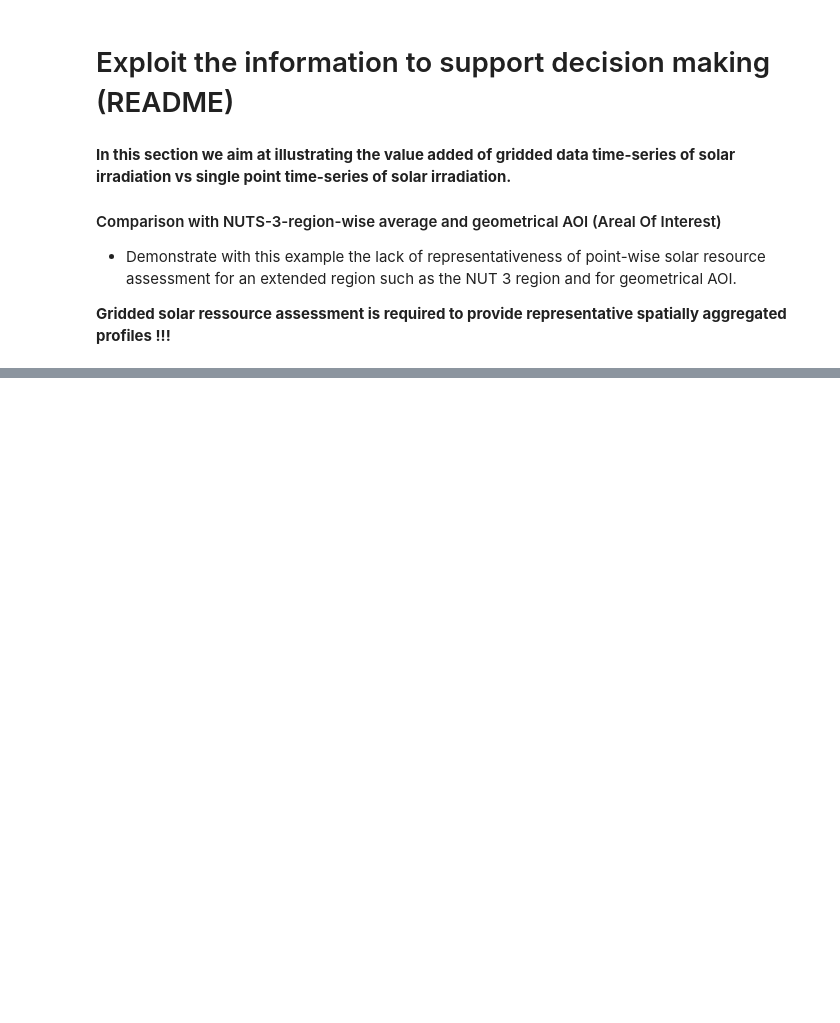
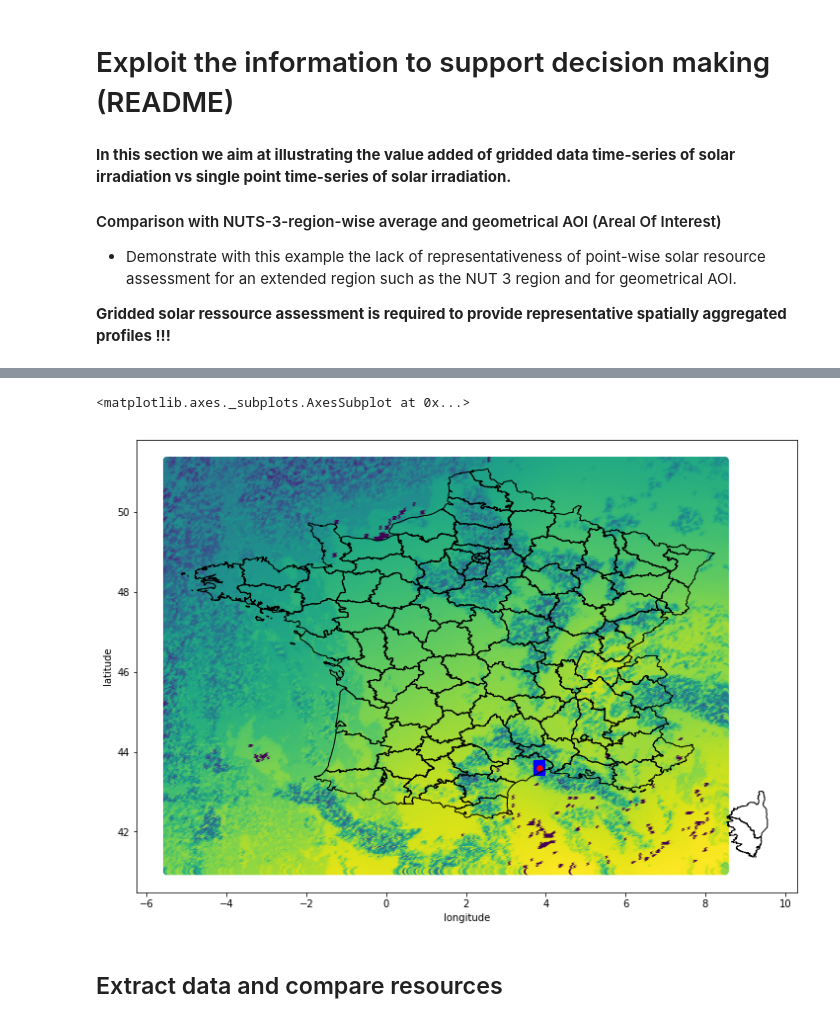
Before and after one commit to ec-nextgeoss/armines-cams-gridded-data, a Jupyter notebook: NextGEOSSFranceAggregation.ipynb, the cells around one changed output, grey strips where cells are left out. Saved outputs shown, nothing was run; the diff lists cells and outputs as text; code cells hidden in the pictures; blank space fills up the shorter version.

```diff
--- a/NextGEOSSFranceAggregation.ipynb
+++ b/NextGEOSSFranceAggregation.ipynb
@@ -309,24 +134,21 @@ plt.legend()
 # %%
 # Plot shape on top of our data:
 ## We use our data as base for our plot:
 frame_to_plot = get_frame_df(45)
-base = frame_to_plot.plot( column='G',figsize=(12,12))
+base = frame_to_plot.plot( column='GHI',figsize=(12,12))
 base.set_xlabel("longitude")
 base.set_ylabel("latitude")
 
 ## Add French borders to the plot:
 laFrance.boundary.plot(ax=base,color='black',lw=1)
-base.set_ylim(lat_min, lat_max)
-base.set_xlim(lon_min, lon_max)
+# base.set_ylim(lat_min, lat_max)
+# base.set_xlim(lon_min, lon_max)
 
 ## Plot our polygon and its center
 myPol.plot(ax=base,color='blue')
 myPol.centroid.plot(ax=base,color='red',lw=.5)
-
-# Compare resources
-plt.figure(figsize=(14,8))
-plt.plot(zone_ts,label='Zone')
-plt.plot(center_ts_u2,label='Montpellier centre')
-plt.xlabel('Time of the day')
-plt.ylabel('Global horizontal irradiance (W/m$^2$)')
-plt.legend()
+# %% [output]
+<matplotlib.axes._subplots.AxesSubplot at 0x...>
+[figure, added]
+# %% [markdown]
+## Extract data and compare resources
```
Also changed, not shown: parts of 22 cells of this notebook.
